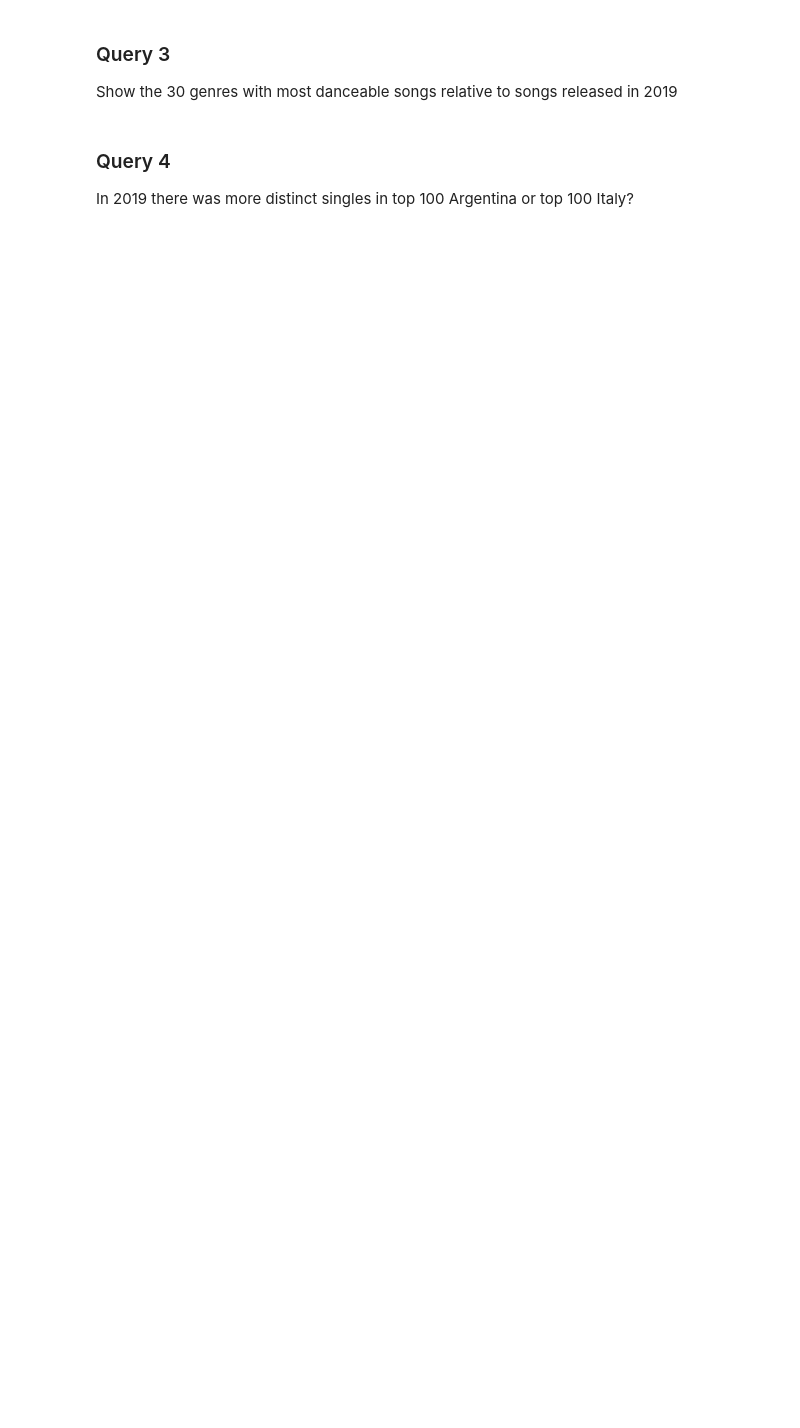
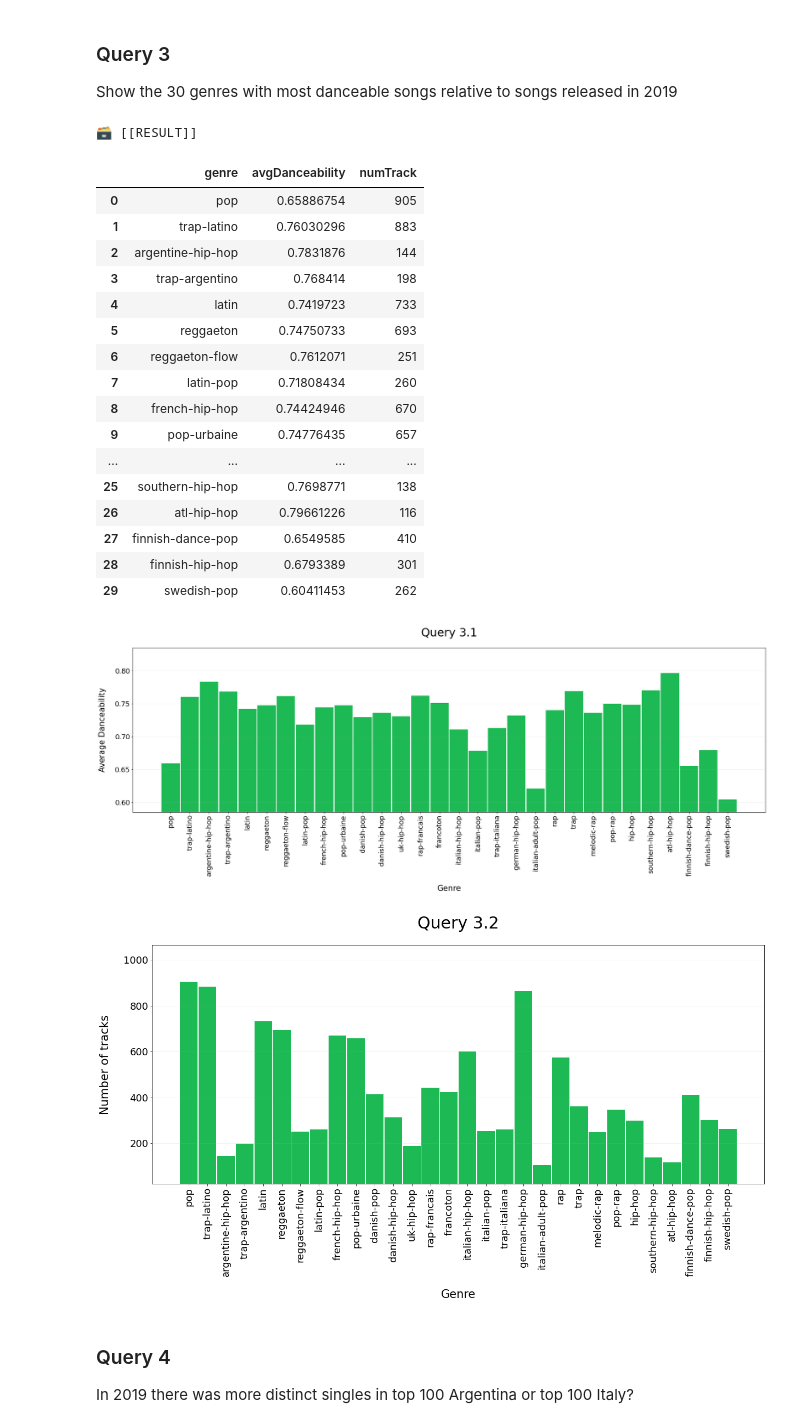
Before and after one commit to luca-martinelli-09/spotify-lod, a Jupyter notebook: spotifyGraphQueries.ipynb, the cells around one changed output. Saved outputs shown, nothing was run; the diff lists cells and outputs as text; code cells hidden in the pictures; blank space fills up the shorter version.

```diff
--- a/spotifyGraphQueries.ipynb
+++ b/spotifyGraphQueries.ipynb
@@ -291,6 +332,7 @@ result, resultType = executeQuery("""
     }
     group by ?genre
     having (?numTrack > 100)
+    order by desc(?avgDanceability)
     limit 30
 """)
 
@@ -299,33 +341,54 @@ printResult(result, resultType)
 if not result is None:
     plotResults(
         figSize=(30, 8),
         title="Query 3.1",
         x=np.arange(len(result)),
         yArr=[result["avgDanceability"]],
         xLabel="Genre",
         yLabel="Average Danceability",
         xTicks=result["genre"],
         ticksRotation=90,
         showGrid=True,
         gridAxis="y",
         bar=True,
         saveTitle="query3.1"
     )
 
     plotResults(
         figSize=(20, 8),
         title="Query 3.2",
         x=np.arange(len(result)),
         yArr=[result["numTrack"]],
         xLabel="Genre",
         yLabel="Number of tracks",
         xTicks=result["genre"],
         ticksRotation=90,
         showGrid=True,
         gridAxis="y",
         bar=True,
         saveTitle="query3.2"
     )
+# %% [output]
+🗃️ [[RESULT]]
+|  | genre | avgDanceability | numTrack |
+| 0 | pop | 0.65886754 | 905 |
+| 1 | trap-latino | 0.76030296 | 883 |
+| 2 | argentine-hip-hop | 0.7831876 | 144 |
+| 3 | trap-argentino | 0.768414 | 198 |
+| 4 | latin | 0.7419723 | 733 |
+| 5 | reggaeton | 0.74750733 | 693 |
+| 6 | reggaeton-flow | 0.7612071 | 251 |
+| 7 | latin-pop | 0.71808434 | 260 |
+| 8 | french-hip-hop | 0.74424946 | 670 |
+| 9 | pop-urbaine | 0.74776435 | 657 |
+| ... | ... | ... | ... |
+| 25 | southern-hip-hop | 0.7698771 | 138 |
+| 26 | atl-hip-hop | 0.79661226 | 116 |
+| 27 | finnish-dance-pop | 0.6549585 | 410 |
+| 28 | finnish-hip-hop | 0.6793389 | 301 |
+| 29 | swedish-pop | 0.60411453 | 262 |
+[figure, added]
+[figure, added]
 # %% [markdown]
 ### Query 4
 In 2019 there was more distinct singles in top 100 Argentina or top 100 Italy?
```
Also changed, not shown: parts of 12 cells of this notebook, 1 other file.
